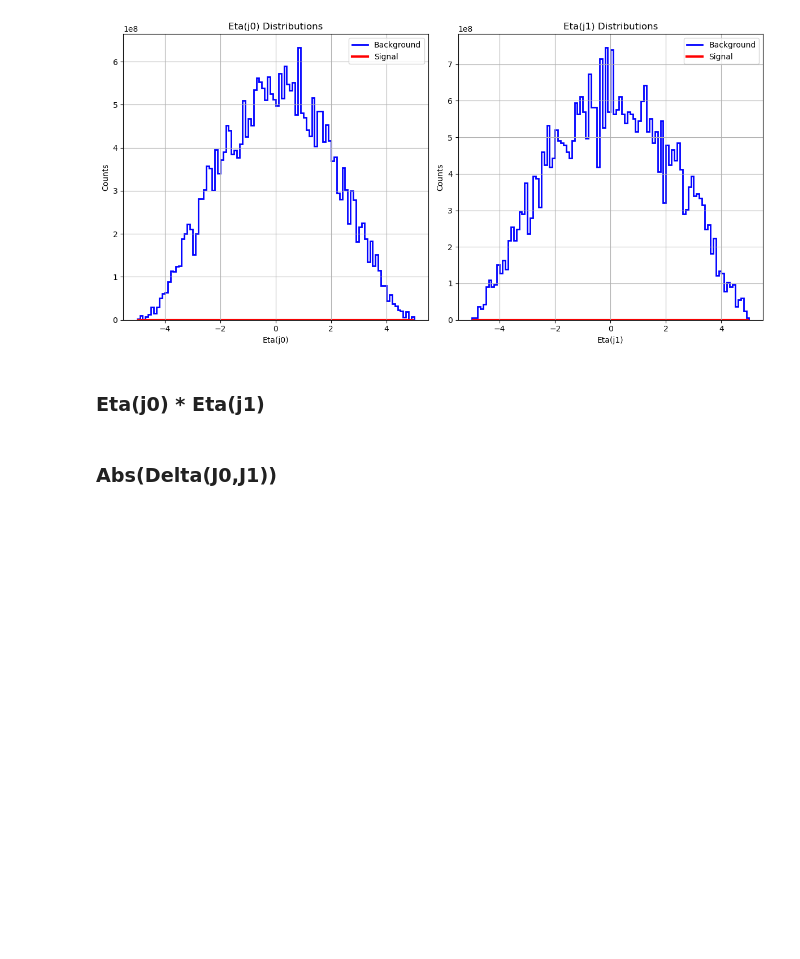
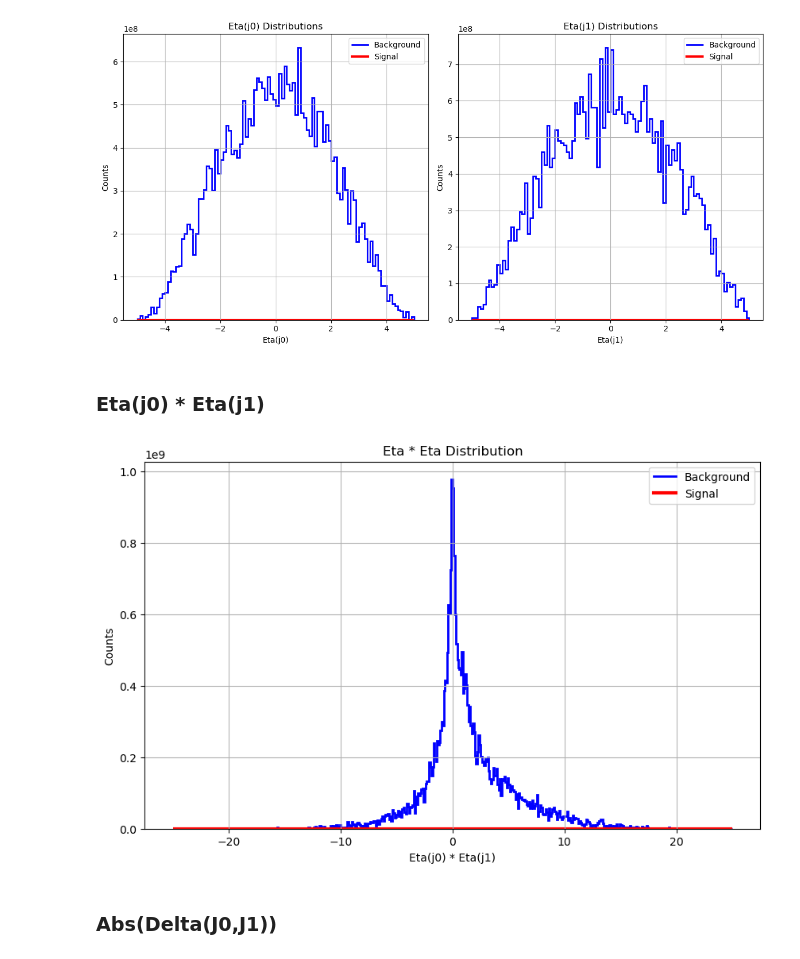
Before and after one commit to MarioPardo/UDEA_HEP_Analysis, a Jupyter notebook: data/AnalysisTemplate.ipynb, the cells around one changed output. Drawn from its saved outputs; the diff is of its cells as text; code cells hidden in the pictures; blank space fills up the shorter version.

```diff
--- a/data/AnalysisTemplate.ipynb
+++ b/data/AnalysisTemplate.ipynb
@@ -350,5 +350,55 @@ PlotJets("Eta","Eta")
 [figure]
 # %% [markdown]
 <h3>Eta(j0) * Eta(j1)</h3>
+# %%
+# Create histograms
+etaeta_hist_background = Hist(
+    axis.Regular(binning["Eta*Eta"]["bins"], *binning["Eta*Eta"]["range"], name="Eta*Eta", label="Eta*Eta")
+)
+etaeta_hist_signal = Hist(
+    axis.Regular(binning["Eta*Eta"]["bins"], *binning["Eta*Eta"]["range"], name="Eta*Eta", label="Eta*Eta")
+)
+
+
+j0sig, j1sig, sigweight, bkgj0list, bkgj1list, bkgweightlist = getJetsData("Eta")
+
+etaeta_hist_signal.fill(j0sig*j1sig, weight=sigweight)
+
+for i in range(len(bkgweightlist)):
+    etaeta_hist_background.fill(bkgj0list[i]*bkgj1list[i], weight = bkgweightlist[i])
+
+
+#Set up histogram
+plt.figure(figsize=(10, 6))
+
+# Background histogram
+plt.stairs(
+    etaeta_hist_background.values(),
+    etaeta_hist_background.axes[0].edges,
+    color='blue',
+    label='Background',
+    linewidth=2
+)
+
+# Signal histogram
+plt.stairs(
+    etaeta_hist_signal.values(),
+    etaeta_hist_signal.axes[0].edges,
+    color='red',
+    label='Signal',
+    linewidth=3
+)
+
+# Add labels and legend
+plt.xlabel('Eta(j0) * Eta(j1)')
+plt.ylabel('Counts')
+plt.title('Eta * Eta Distribution')
+plt.legend()
+plt.grid(True)
+
+# Show the plot
+plt.show()
+# %% [output]
+[figure, added]
 # %% [markdown]
 <h3> Abs(Delta(J0,J1)) </h3>
```
Also changed, not shown: parts of 1 cell of this notebook.
